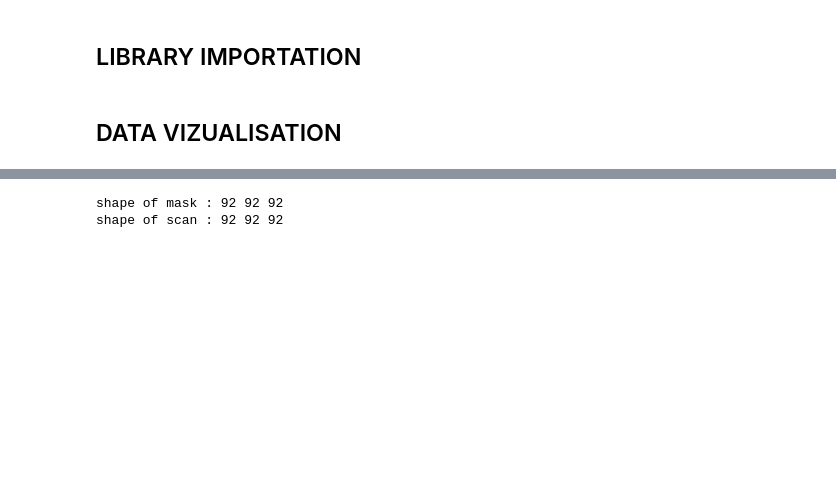
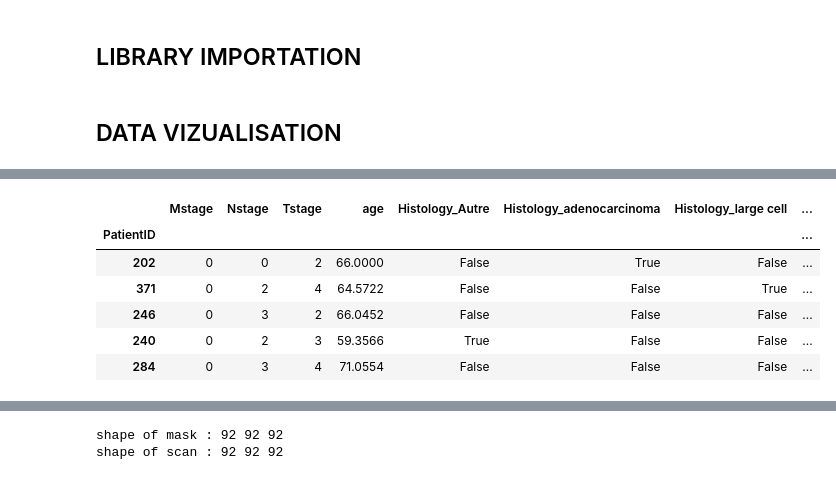
Before and after one commit to mylrcd/lung_cancer, a Jupyter notebook: predict.ipynb, the cells around one changed output, grey strips where cells are left out. Drawn from its saved outputs; the diff is of its cells as text; code cells hidden in the pictures; blank space fills up the shorter version.

```diff
--- a/predict.ipynb
+++ b/predict.ipynb
@@ -84,0 +78,5 @@ Number of rows : 125
+# %%
+# Remplacer les valeurs de la colonne "Histology" par leurs versions en minuscules
+x['Histology'] = x['Histology'].str.lower()
+# Remplacer "nos" et "NSCLC NOS (not otherwise specified)" par une nouvelle catégorie
+x['Histology'] = x['Histology'].replace({'nos': 'Autre', 'nsclc nos (not otherwise specified)': 'Autre'})
@@ -84,0 +107,6 @@ Number of rows : 125
+# %%
+x['age'].fillna(x['age'].mean(), inplace=True)
+
+missing_values = x.isna().sum()
+print("Nombre de valeurs manquantes par colonne :")
+print(missing_values)
@@ -84,0 +121,12 @@ Number of rows : 125
+# %%
+# Perform one-hot encoding on the 'Histology' column
+x = pd.get_dummies(x, columns=['Histology'])
+x.head()
+# %% [output]
+|  | Mstage | Nstage | Tstage | age | Histology_Autre | Histology_adenocarcinoma | Histology_large cell | ... |
+| PatientID |  |  |  |  |  |  |  | ... |
+| 202 | 0 | 0 | 2 | 66.0000 | False | True | False | ... |
+| 371 | 0 | 2 | 4 | 64.5722 | False | False | True | ... |
+| 246 | 0 | 3 | 2 | 66.0452 | False | False | False | ... |
+| 240 | 0 | 2 | 3 | 59.3566 | True | False | False | ... |
+| 284 | 0 | 3 | 4 | 71.0554 | False | False | False | ... |
```
Also changed, not shown: parts of 21 cells of this notebook.
